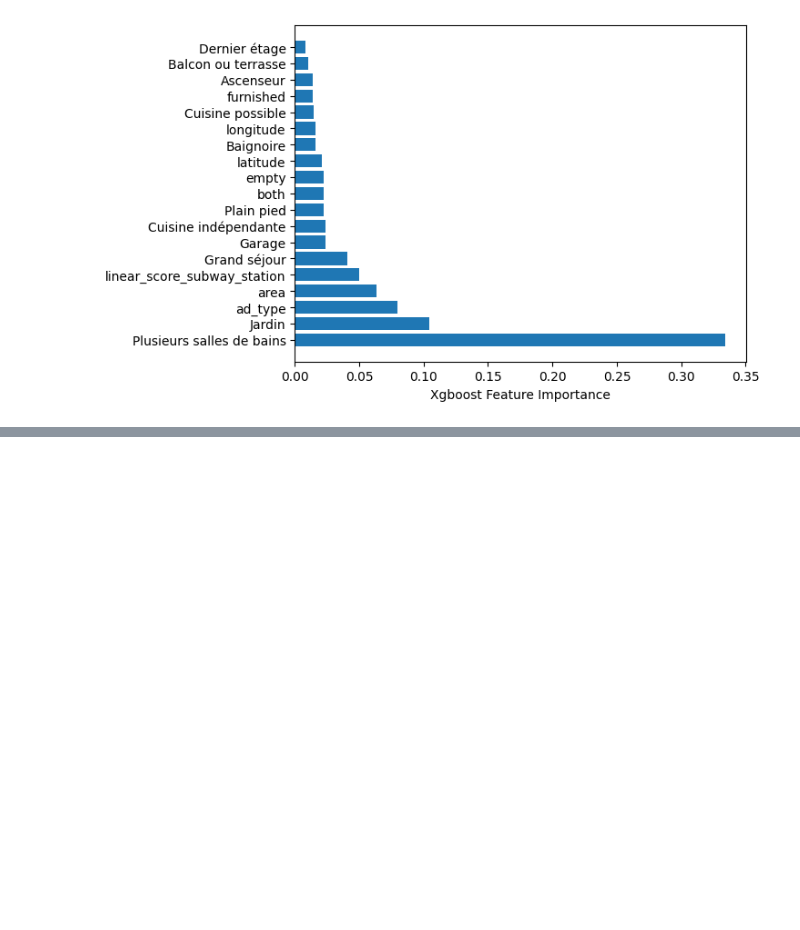
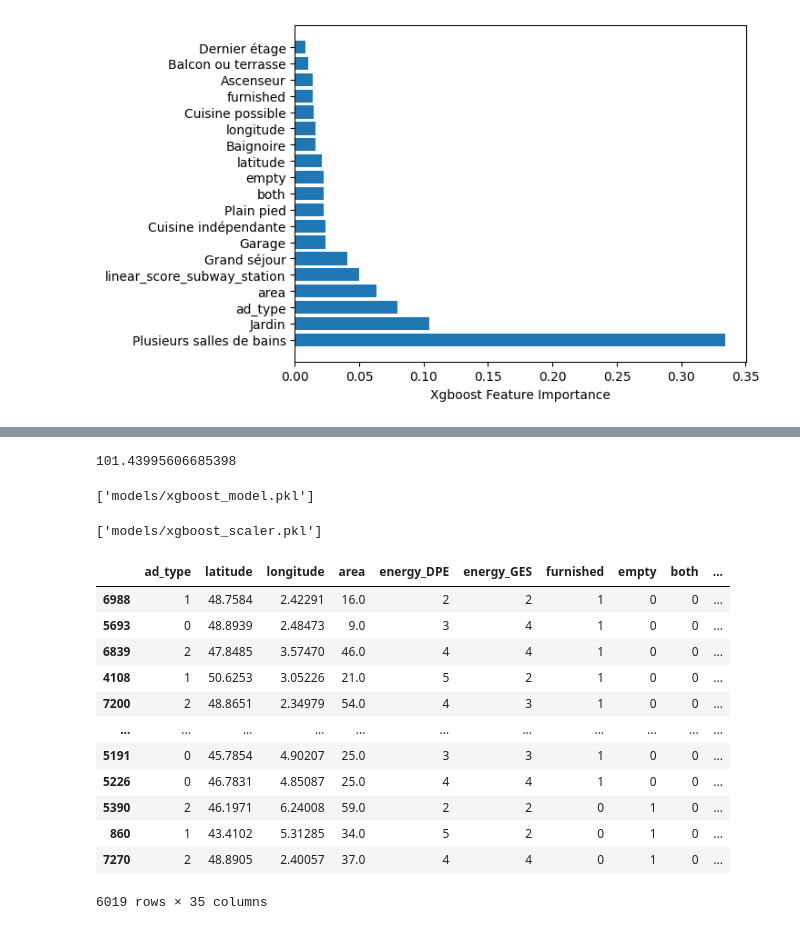
Before and after one commit to khaledbouabdallah/rent-prediction-pipeline, a Jupyter notebook: prediction/experiments_Xgboost.ipynb, the cells around one changed output, grey strips where cells are left out. Cells and saved outputs as stored; diff of their text form; code cells hidden in the pictures; blank space fills up the shorter version.

```diff
--- a/prediction/experiments_Xgboost.ipynb
+++ b/prediction/experiments_Xgboost.ipynb
@@ -200,0 +222,12 @@ array([18, 11, 10, 17,  9, 16,  5, 32, 25,  4, 15, 33, 24, 14, 30, 31, 12,
+# %%
+X_train, X_test, y_train, y_test  = prepare_data(version='stations_weights_linear', test_size=test_size, random_state=random_state)
+model = XGBRegressor( random_state=random_state,tree_method="hist",
+                device= "cuda",**study.best_params)
+
+scaler = MaxAbsScaler()
+# Fit the scaler on the training set and transform the training and testing sets
+X_train_scaled = scaler.fit_transform(X_train)
+X_test_scaled = scaler.transform(X_test)
+#X_train_scaled = cp.array(X_train_scaled)
+#X_test_scaled = cp.array(X_test_scaled)
+#y_train = cp.array(y_train)
@@ -200,0 +256,33 @@ array([18, 11, 10, 17,  9, 16,  5, 32, 25,  4, 15, 33, 24, 14, 30, 31, 12,
+# %%
+mae
+# %% [output]
+101.43995606685398
+# %%
+# save the model
+
+import joblib
+joblib.dump(model, 'models/xgboost_model.pkl')
+# %% [output]
+['models/xgboost_model.pkl']
+# %%
+# save the scaler
+
+joblib.dump(scaler, 'models/xgboost_scaler.pkl')
+# %% [output]
+['models/xgboost_scaler.pkl']
+# %%
+X_train
+# %% [output]
+|  | ad_type | latitude | longitude | area | energy_DPE | energy_GES | furnished | empty | both | ... |
+| 6988 | 1 | 48.7584 | 2.42291 | 16.0 | 2 | 2 | 1 | 0 | 0 | ... |
+| 5693 | 0 | 48.8939 | 2.48473 | 9.0 | 3 | 4 | 1 | 0 | 0 | ... |
+| 6839 | 2 | 47.8485 | 3.57470 | 46.0 | 4 | 4 | 1 | 0 | 0 | ... |
+| 4108 | 1 | 50.6253 | 3.05226 | 21.0 | 5 | 2 | 1 | 0 | 0 | ... |
+| 7200 | 2 | 48.8651 | 2.34979 | 54.0 | 4 | 3 | 1 | 0 | 0 | ... |
+| ... | ... | ... | ... | ... | ... | ... | ... | ... | ... | ... |
+| 5191 | 0 | 45.7854 | 4.90207 | 25.0 | 3 | 3 | 1 | 0 | 0 | ... |
+| 5226 | 0 | 46.7831 | 4.85087 | 25.0 | 4 | 4 | 1 | 0 | 0 | ... |
+| 5390 | 2 | 46.1971 | 6.24008 | 59.0 | 2 | 2 | 0 | 1 | 0 | ... |
+| 860 | 1 | 43.4102 | 5.31285 | 34.0 | 5 | 2 | 0 | 1 | 0 | ... |
+| 7270 | 2 | 48.8905 | 2.40057 | 37.0 | 4 | 4 | 0 | 1 | 0 | ... |
+6019 rows × 35 columns
```
Also changed, not shown: parts of 26 cells of this notebook, 3 other files.
